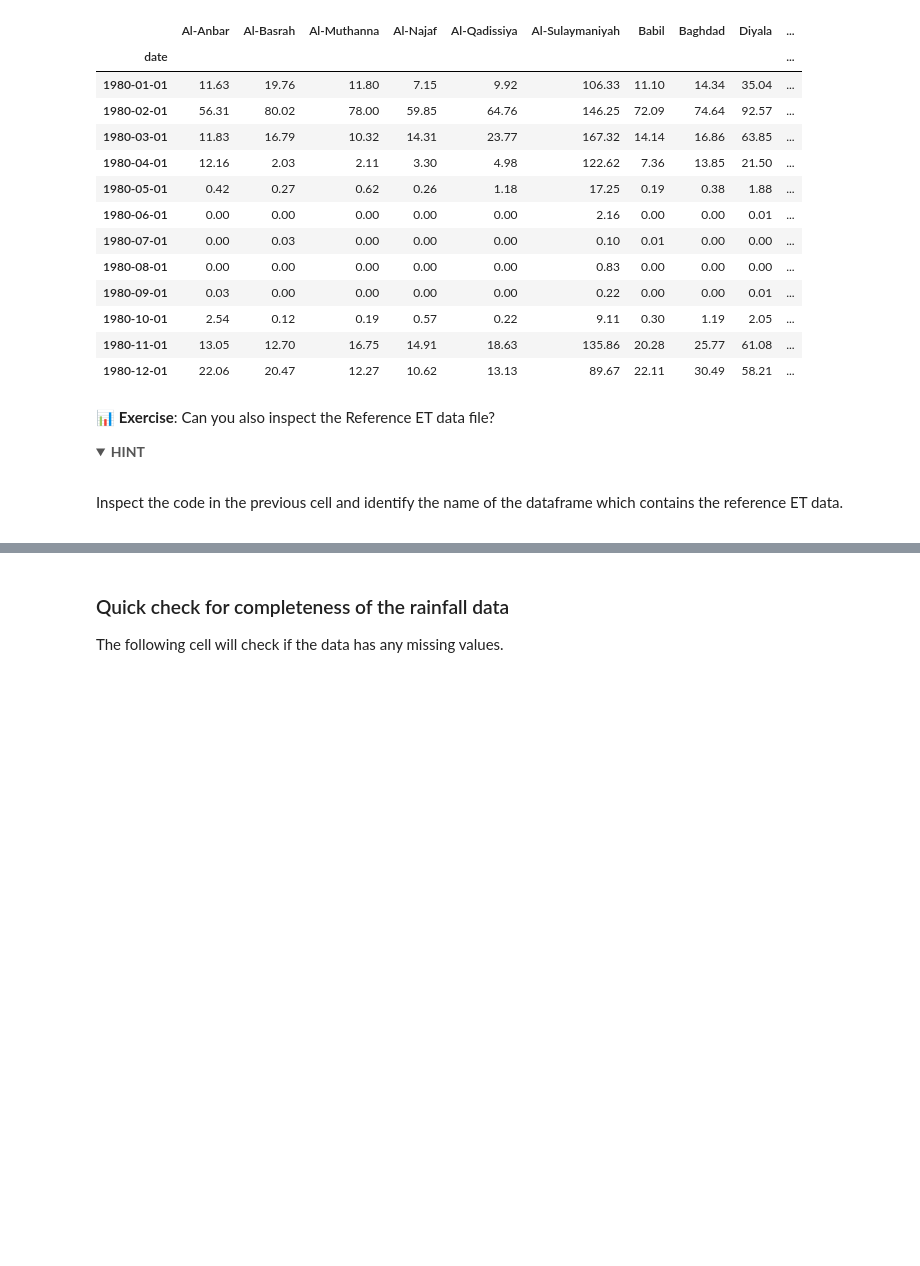
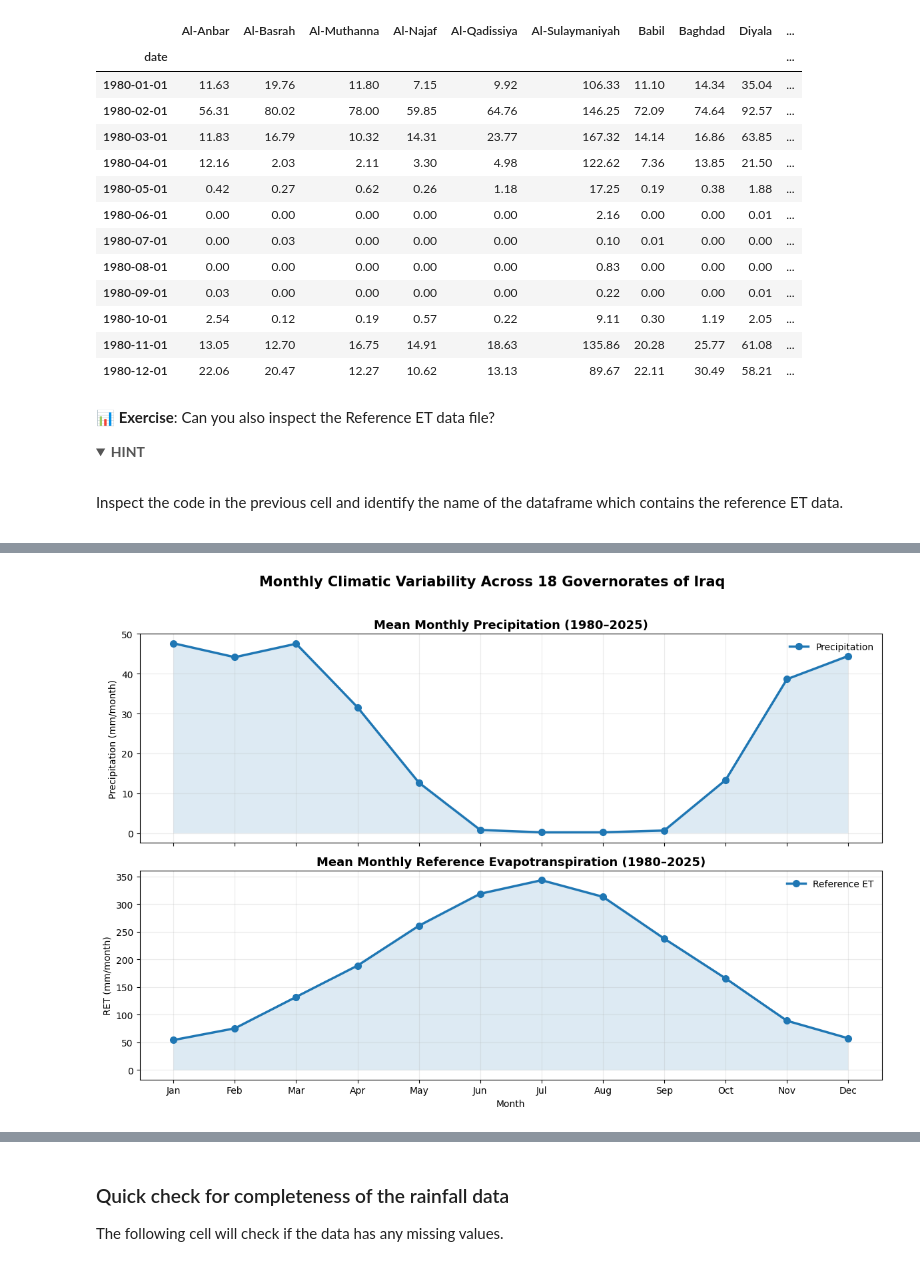
Before and after one commit to drealdrizz/Arithmetic, a Jupyter notebook: 2_LTAS_Iraq_Timeseries_Analyses.ipynb, the cells around one changed output, grey strips where cells are left out. Drawn from its saved outputs; the diff is of its cells as text; code cells hidden in the pictures; folded sections open; blank space fills up the shorter version.

```diff
--- a/2_LTAS_Iraq_Timeseries_Analyses.ipynb
+++ b/2_LTAS_Iraq_Timeseries_Analyses.ipynb
@@ -323,0 +424,86 @@ Descriptive statistics:
+# %%
+import matplotlib.pyplot as plt
+import numpy as np
+
+months = [
+    "Jan", "Feb", "Mar", "Apr", "May", "Jun",
+    "Jul", "Aug", "Sep", "Oct", "Nov", "Dec"
+]
+
+fig, axes = plt.subplots(
+    2, 1,
+    figsize=(12, 8),
+    sharex=True
+)
+
+# Precipitation
+axes[0].plot(
+    months,
+    pcp_mean.values,
+    marker="o",
+    linewidth=2.5,
+    markersize=7,
+    label="Precipitation"
+)
+
+axes[0].fill_between(
+    months,
+    pcp_mean.values,
+    alpha=0.15
+)
+
+axes[0].set_title(
+    "Mean Monthly Precipitation (1980–2025)",
+    fontsize=13,
+    fontweight="bold"
+)
+
+axes[0].set_ylabel("Precipitation (mm/month)")
+axes[0].grid(alpha=0.25)
+axes[0].legend(frameon=False)
+
+# Reference evapotranspiration
+axes[1].plot(
+    months,
+    ret_mean.values,
+    marker="o",
+    linewidth=2.5,
+    markersize=7,
+    label="Reference ET"
+)
+
+axes[1].fill_between(
+    months,
+    ret_mean.values,
+    alpha=0.15
+)
+
+axes[1].set_title(
+    "Mean Monthly Reference Evapotranspiration (1980–2025)",
+    fontsize=13,
+    fontweight="bold"
+)
+
+axes[1].set_ylabel("RET (mm/month)")
+axes[1].set_xlabel("Month")
+axes[1].grid(alpha=0.25)
+axes[1].legend(frameon=False)
+
+fig.suptitle(
+    "Monthly Climatic Variability Across 18 Governorates of Iraq",
+    fontsize=15,
+    fontweight="bold",
+    y=1.02
+)
+
+plt.tight_layout()
+
+plt.savefig(
+    "/content/Iraq_Monthly_PCP_RET_1980_2025.png",
+    dpi=300,
+    bbox_inches="tight"
+)
+
+plt.show()
+# %% [output]
+[figure, added]
```
Also changed, not shown: parts of 7 cells of this notebook.
